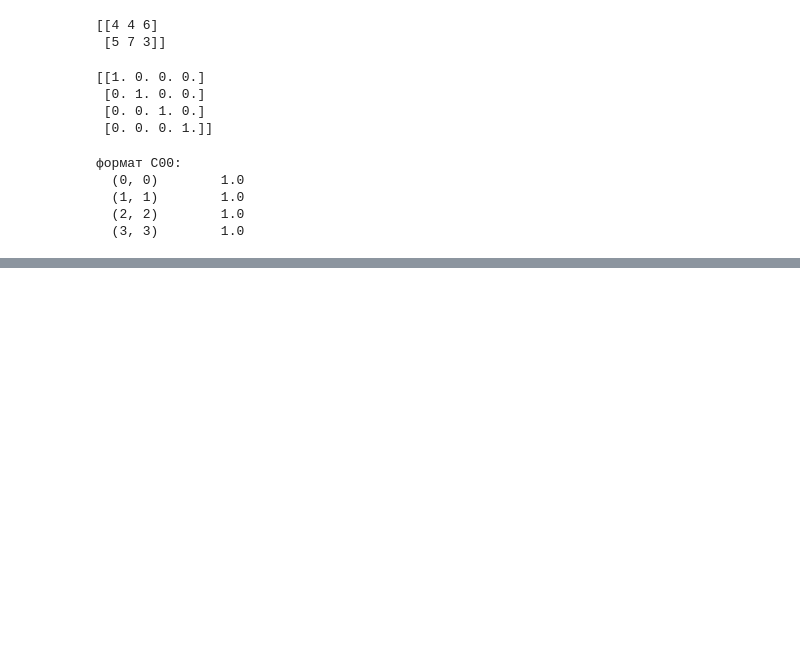
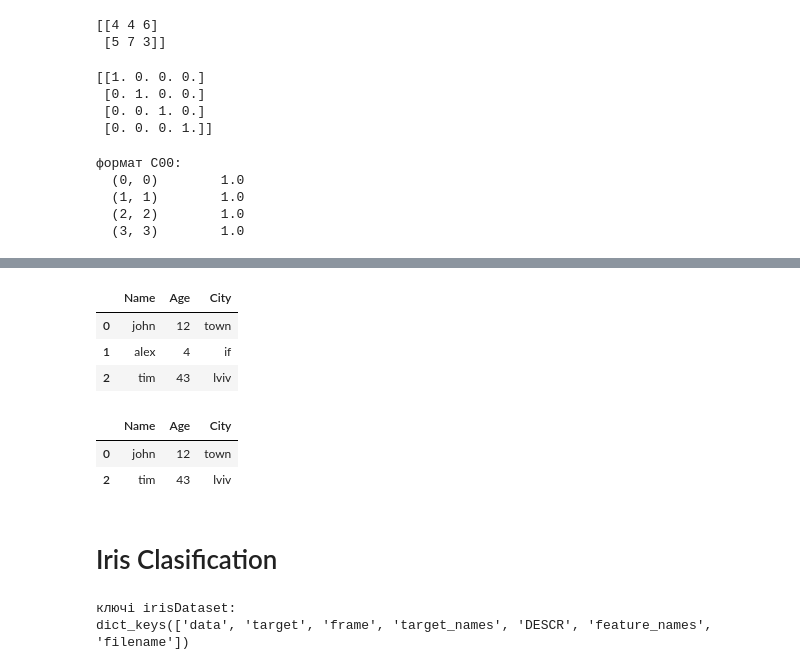
Before and after one commit to AlexTsikhun/DSBook, a Jupyter notebook: 01-intro.ipynb, the cells around one changed output, grey strips where cells are left out. Drawn from its saved outputs; the diff is of its cells as text; code cells hidden in the pictures; blank space fills up the shorter version.

```diff
--- a/01-intro.ipynb
+++ b/01-intro.ipynb
@@ -30,0 +57,29 @@ print("формат C00:\n{}".format(sparse_matrix))
+# %%
+#Make Dataframe with dictionari
+import pandas as pd
+
+
+# создаем простой набор данных с характеристиками пользователей
+data = {'Name':['john', 'alex', 'tim'],
+       'Age':[12, 4,43],
+       'City':['town', "if", 'lviv']}
+dataPandas = pd.DataFrame(data)
+display(dataPandas)
+display(dataPandas[dataPandas.Age>=12])
+# %% [output]
+|  | Name | Age | City |
+| 0 | john | 12 | town |
+| 1 | alex | 4 | if |
+| 2 | tim | 43 | lviv |
+|  | Name | Age | City |
+| 0 | john | 12 | town |
+| 2 | tim | 43 | lviv |
+# %% [markdown]
+# Iris Clasification
+# %%
+from sklearn.datasets import load_iris
+irisDataset = load_iris()
+print("ключі irisDataset: \n{}".format(irisDataset.keys()))
+# %% [output]
+ключі irisDataset:
+dict_keys(['data', 'target', 'frame', 'target_names', 'DESCR', 'feature_names', 'filename'])
```
Also changed, not shown: parts of 12 cells of this notebook.
